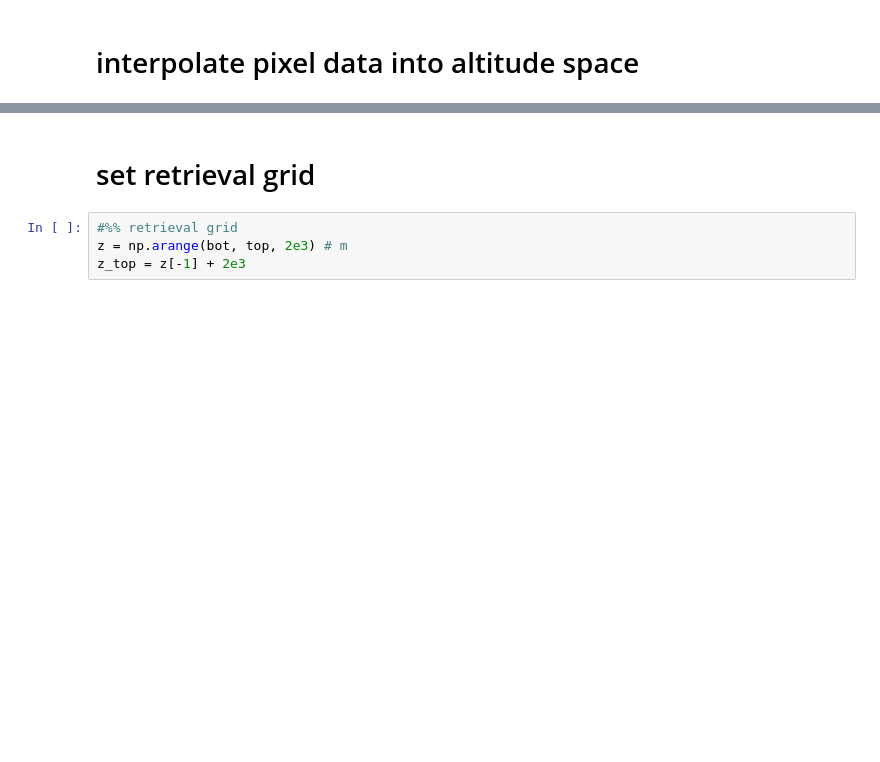
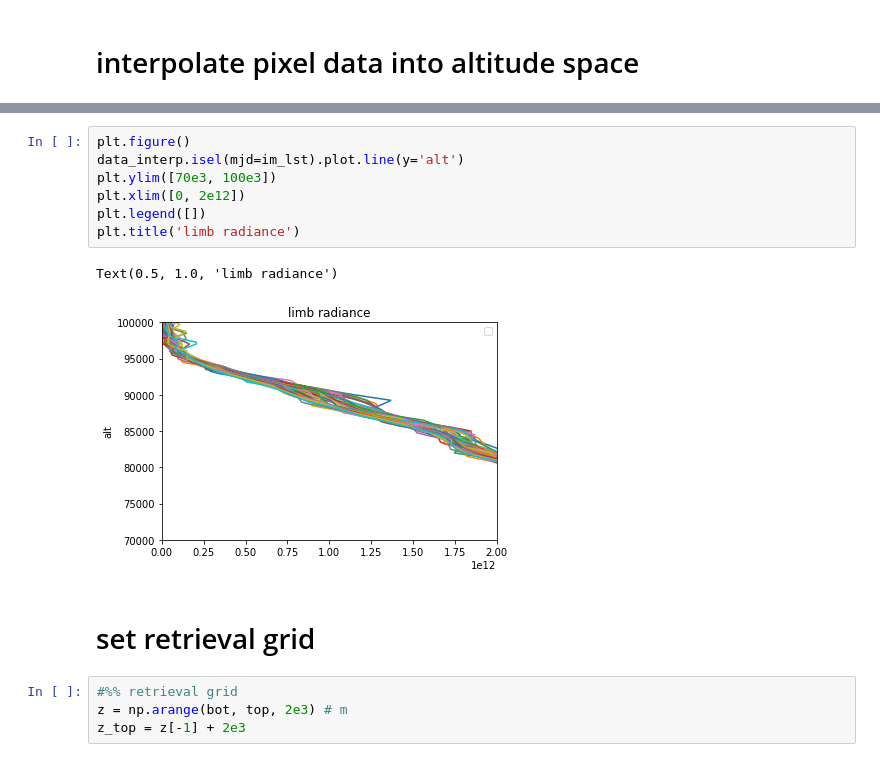
Before and after one commit to Anqi-Li/iris, a Jupyter notebook: notebooks/Ozone OSIRIS vs. SMR.ipynb, the cells around one changed output, grey strips where cells are left out. Saved outputs shown, nothing was run; the diff lists cells and outputs as text; blank space fills up the shorter version.

```diff
--- a/notebooks/Ozone OSIRIS vs. SMR.ipynb
+++ b/notebooks/Ozone OSIRIS vs. SMR.ipynb
@@ -105,3 +107,13 @@ plt.title('limb radiance')
+# %%
+plt.figure()
+data_interp.isel(mjd=im_lst).plot.line(y='alt')
+plt.ylim([70e3, 100e3])
+plt.xlim([0, 2e12])
+plt.legend([])
+plt.title('limb radiance')
+# %% [output]
+Text(0.5, 1.0, 'limb radiance')
+[figure, added]
 # %% [markdown]
 # set retrieval grid
 # %%
```
Also changed, not shown: parts of 2 cells of this notebook, 18 other files.
